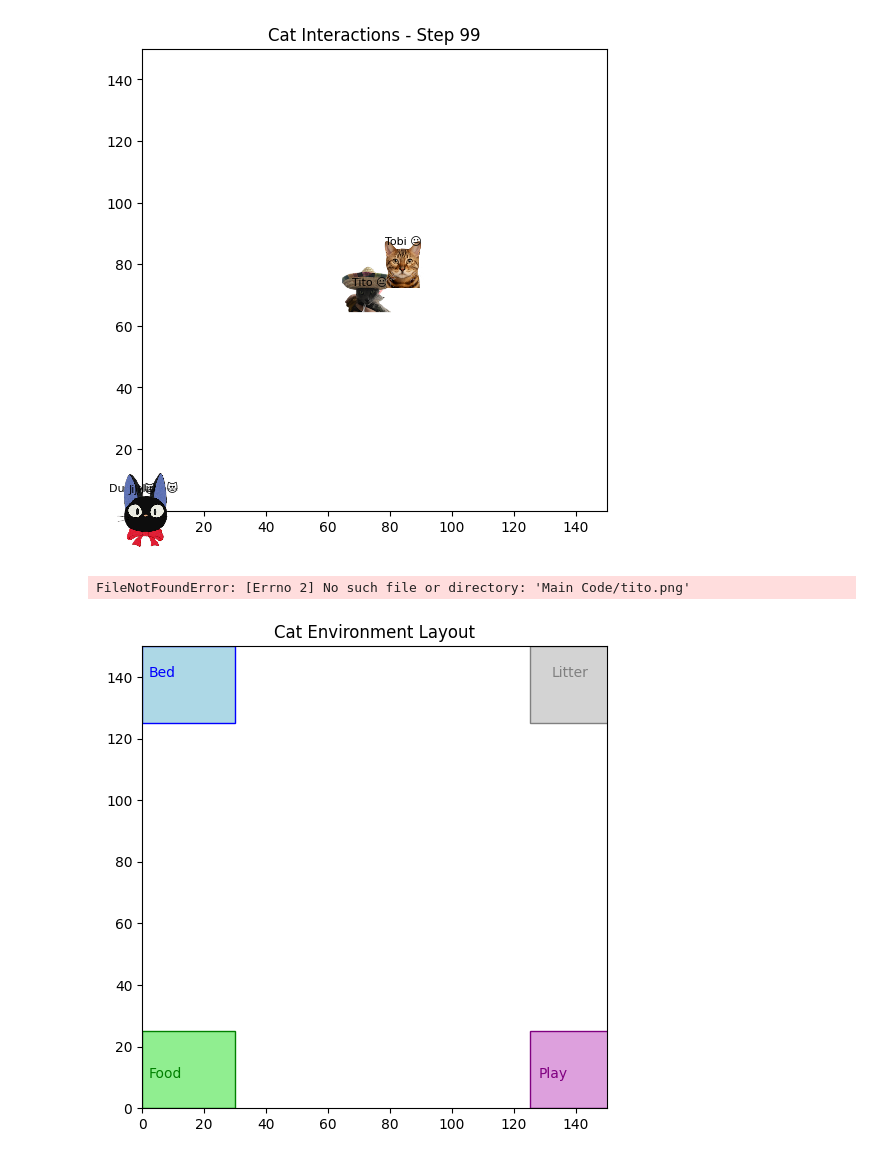
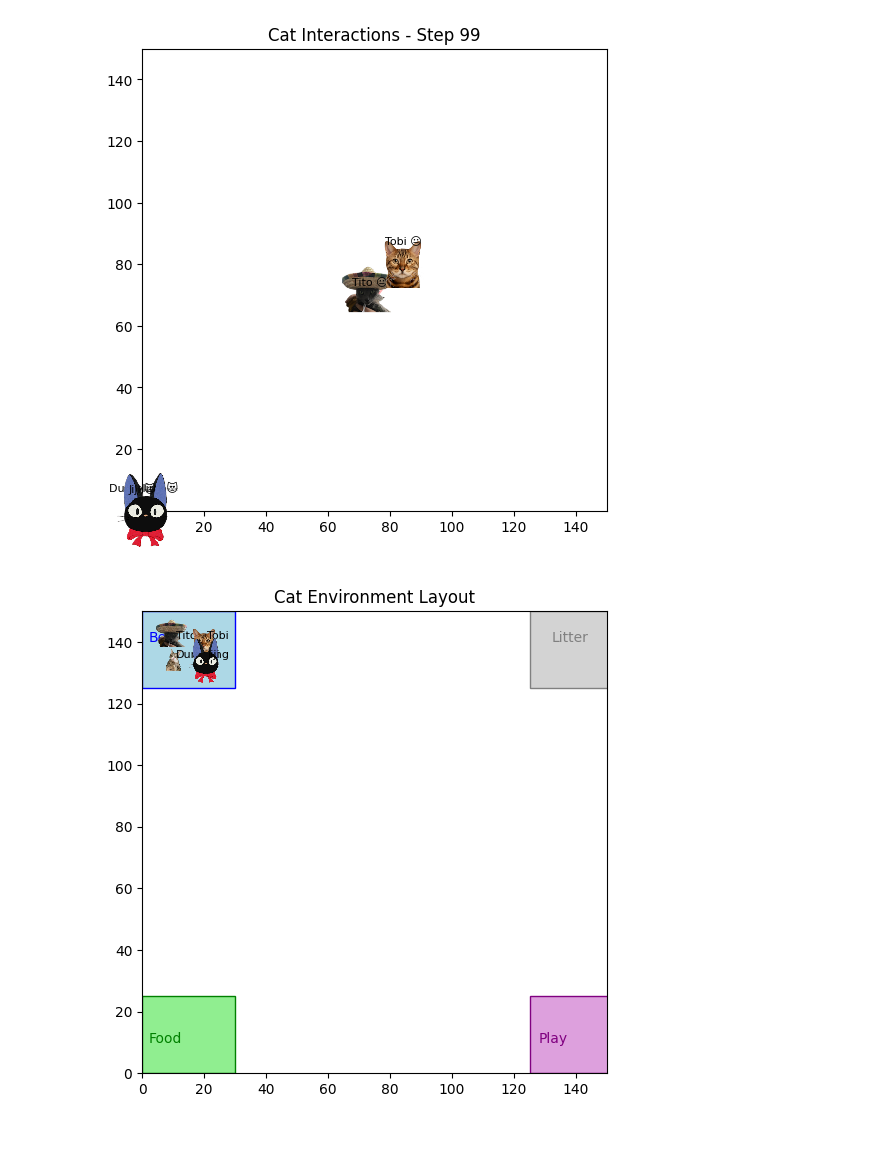
Before and after one commit to yashikaadesai/abm-cat-simulation, a Jupyter notebook: Main Code/Cat Agent Based Model.ipynb, the cells around one changed output. Drawn from its saved outputs; the diff is of its cells as text; code cells hidden in the pictures.

```diff
--- a/Main Code/Cat Agent Based Model.ipynb
+++ b/Main Code/Cat Agent Based Model.ipynb
@@ -222,50 +217,50 @@ import matplotlib.patches as patches
 from matplotlib.offsetbox import OffsetImage, AnnotationBbox
 import matplotlib.image as mpimg
 
-# Load images
+# Load image function
 def get_cat_image(path, zoom=0.15):
     return OffsetImage(mpimg.imread(path), zoom=zoom)
 
-# Starting bed center position
-start_x, start_y = 15, 137
+# Bed center coordinates
+bed_center = (15, 137)
 
-# Define cats
+# Define cat names and images
 cat_data = [
     ("Tito", "tito.png"),
     ("Tobi", "tobi.png"),
     ("Dumpling", "dumpling.png"),
     ("Jiji", "jiji.png")
 ]
 
-# Plot environment
+# Define smart offsets so cats don’t overlap
+offsets = [(-5, 3), (5, 3), (-5, -3), (5, -3)]
+
+# Setup plot
 fig, ax = plt.subplots(figsize=(6, 6))
 ax.set_xlim(0, 150)
 ax.set_ylim(0, 150)
 ax.set_title("Cat Environment Layout")
 
-# Environment boxes
+# Add zones
 ax.add_patch(patches.Rectangle((0, 125), 30, 25, edgecolor='blue', facecolor='lightblue'))
 ax.text(2, 140, "Bed", fontsize=10, color='blue')
 
 ax.add_patch(patches.Rectangle((125, 125), 30, 25, edgecolor='gray', facecolor='lightgray'))
 ax.text(132, 140, "Litter", fontsize=10, color='gray')
 
 ax.add_patch(patches.Rectangle((0, 0), 30, 25, edgecolor='green', facecolor='lightgreen'))
 ax.text(2, 10, "Food", fontsize=10, color='green')
 
 ax.add_patch(patches.Rectangle((125, 0), 30, 25, edgecolor='purple', facecolor='plum'))
 ax.text(128, 10, "Play", fontsize=10, color='purple')
 
-# Place each cat slightly offset from bed center to avoid overlap
-offsets = [(0, 0), (5, 5), (-5, 5), (5, -5)]
-
+# Add each cat slightly offset from bed center
 for (name, img_file), (dx, dy) in zip(cat_data, offsets):
-    img = get_cat_image(f"Main Code/{img_file}")
-    ab = AnnotationBbox(img, (start_x + dx, start_y + dy), frameon=False)
+    img = get_cat_image(f"{img_file}")
+    ab = AnnotationBbox(img, (bed_center[0] + dx, bed_center[1] + dy), frameon=False)
     ax.add_artist(ab)
-    ax.text(start_x + dx + 1, start_y + dy + 1, name, fontsize=8)
+    ax.text(bed_center[0] + dx + 1, bed_center[1] + dy + 1, name, fontsize=8)
 
 plt.show()
 # %% [output]
-FileNotFoundError: [Errno 2] No such file or directory: 'Main Code/tito.png'
-[figure, old version]
+[figure, new version]
```
Also changed, not shown: parts of 1 cell of this notebook.
